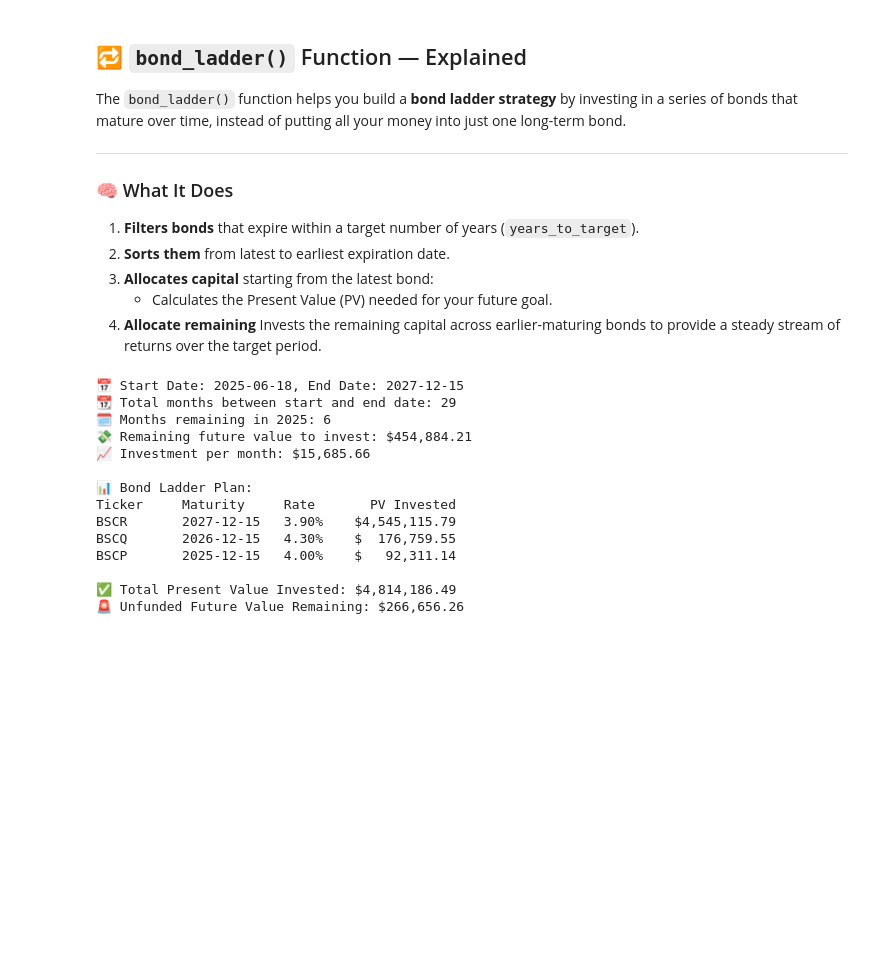
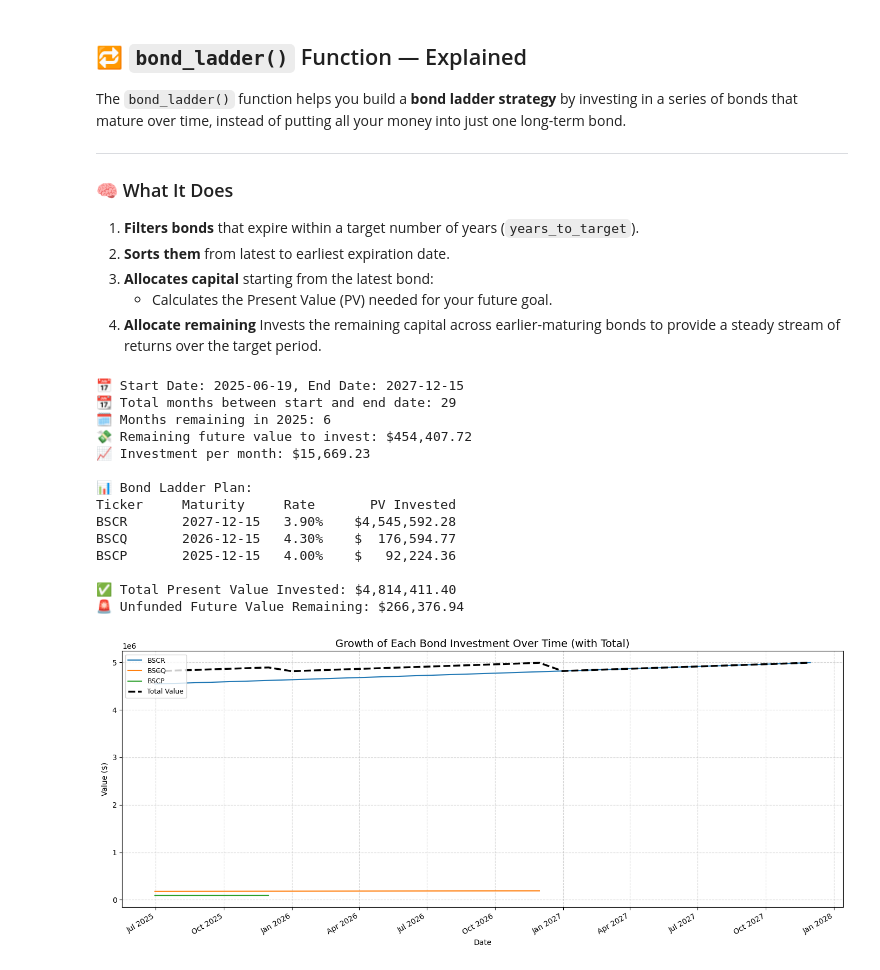
Before and after one commit to sean-perman/IPS-internship, a Jupyter notebook: project1.ipynb, the cells around one changed output. Saved outputs shown, nothing was run; the diff lists cells and outputs as text; code cells hidden in the pictures; blank space fills up the shorter version.

```diff
--- a/project1.ipynb
+++ b/project1.ipynb
@@ -203,38 +206,88 @@ def bond_ladder(tickers, FV_total, start_date, end_date):
         "PV_invested": pv,
     })
 
     total_PV += pv
 
     # --- Summary ---
     print("\n📊 Bond Ladder Plan:")
     print(f"{'Ticker':<10} {'Maturity':<12} {'Rate':<6} {'PV Invested':>15}")
     for bond in ladder_plan:
         print(f"{bond['ticker']:<10} {bond['expiration_date']}   {bond['rate']:<6.2%}   ${bond['PV_invested']:>12,.2f}")
 
 
     print(f"\n✅ Total Present Value Invested: ${total_PV:,.2f}")
     print(
         f"🚨 Unfunded Future Value Remaining: ${remaining_FV:,.2f}"
         if remaining_FV > 0 else "🎉 Fully funded ladder!"
     )
 
     df = pd.DataFrame(ladder_plan)
     return df, total_PV
 
+def plot_bond_growth(df, start_date):
+    """
+    Plot the growth of each bond's investment over time until its maturity,
+    including a total combined value line.
+    """
+
+    # Convert date column if necessary
+    if "expiration_date" in df.columns:
+        df = df.rename(columns={"expiration_date": "Maturity"})
+    elif "Maturity" not in df.columns:
+        raise KeyError("Missing 'Maturity' or 'expiration_date' column in DataFrame.")
+
+    # Prepare the figure
+    fig, ax = plt.subplots(figsize=(14, 6))
+
+    all_growth = pd.Series(dtype=float)
+
+    for _, row in df.iterrows():
+        maturity = pd.to_datetime(row["Maturity"])
+        rate_annual = row["rate"]
+        pv = row["PV_invested"]
+        ticker = row["ticker"]
+
+        growth_dates = pd.date_range(start_date, maturity, freq="ME")
+        months = len(growth_dates)
+        growth_values = [pv * (1 + rate_annual / 12) ** i for i in range(months)]
+        growth_series = pd.Series(growth_values, index=growth_dates)
+
+        all_growth = all_growth.add(growth_series, fill_value=0)
+        ax.plot(growth_series.index, growth_series.values, label=ticker, linewidth=1.5)
+
+    # Plot total value line
+    ax.plot(all_growth.index, all_growth.values, label="Total Value", color='black', linewidth=2.5, linestyle='--')
+
+    # Formatting
+    ax.set_title("Growth of Each Bond Investment Over Time (with Total)", fontsize=14)
+    ax.set_xlabel("Date")
+    ax.set_ylabel("Value ($)")
+    ax.grid(True, linestyle="--", alpha=0.5)
+    ax.legend(loc="upper left", fontsize=9)
+
+    # Format x-axis for readability
+    ax.xaxis.set_major_formatter(DateFormatter('%b %Y'))
+    fig.autofmt_xdate()
+
+    plt.tight_layout()
+    plt.show()
+
 
 df, total_pv = bond_ladder(tickers,FV_total,date_start,date_end)
+plot_bond_growth(df, date_start)
 # %% [output]
-📅 Start Date: 2025-06-18, End Date: 2027-12-15
+📅 Start Date: 2025-06-19, End Date: 2027-12-15
 📆 Total months between start and end date: 29
 🗓️ Months remaining in 2025: 6
-💸 Remaining future value to invest: $454,884.21
-📈 Investment per month: $15,685.66
+💸 Remaining future value to invest: $454,407.72
+📈 Investment per month: $15,669.23
 
 📊 Bond Ladder Plan:
 Ticker     Maturity     Rate       PV Invested
-BSCR       2027-12-15   3.90%    $4,545,115.79
-BSCQ       2026-12-15   4.30%    $  176,759.55
-BSCP       2025-12-15   4.00%    $   92,311.14
+BSCR       2027-12-15   3.90%    $4,545,592.28
+BSCQ       2026-12-15   4.30%    $  176,594.77
+BSCP       2025-12-15   4.00%    $   92,224.36
 
-✅ Total Present Value Invested: $4,814,186.49
-🚨 Unfunded Future Value Remaining: $266,656.26
+✅ Total Present Value Invested: $4,814,411.40
+🚨 Unfunded Future Value Remaining: $266,376.94
+[figure, added]
```
Also changed, not shown: parts of 2 cells of this notebook.
